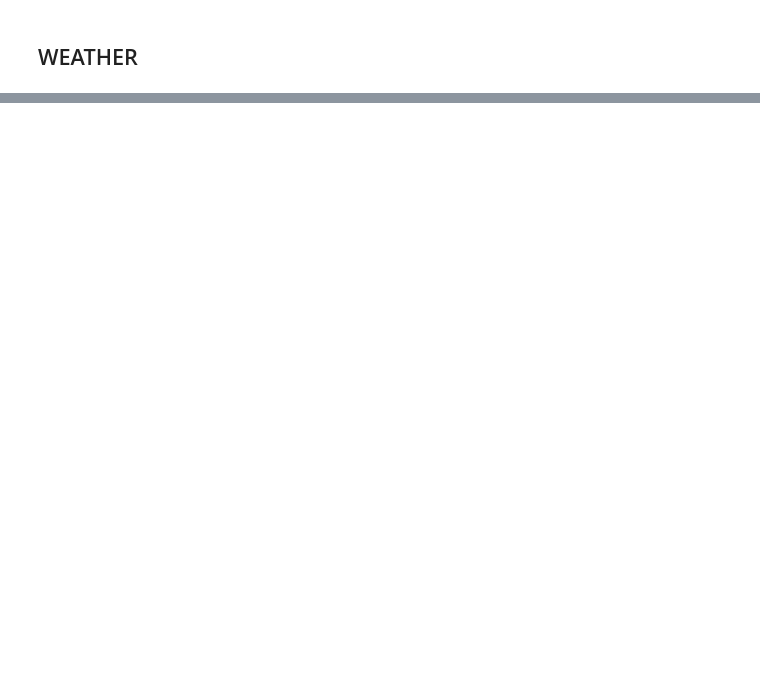
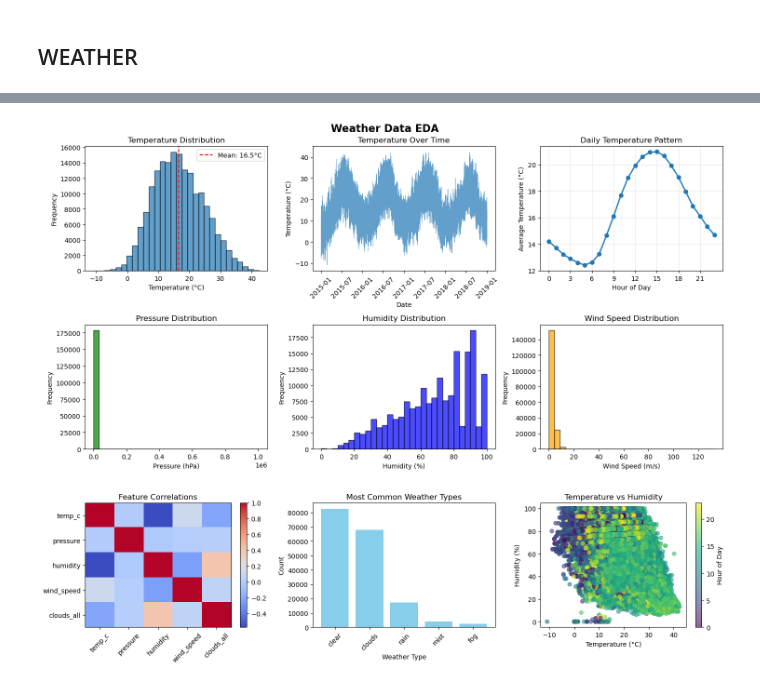
Before and after one commit to Zayaa0404/CA.repeat, a Jupyter notebook: Untitled.ipynb, the cells around one changed output, grey strips where cells are left out. Saved outputs shown, nothing was run; the diff lists cells and outputs as text; code cells hidden in the pictures; blank space fills up the shorter version.

Commit message:
forecast for weather
forecasting

```diff
--- a/Untitled.ipynb
+++ b/Untitled.ipynb
@@ -153,0 +242,7 @@ weather = weather.asfreq('H')
+# %%
+# Create a clean copy for analysis
+weather_df = df.copy()
+# Sort by date
+weather_df = weather_df.sort_values('dt_iso').reset_index(drop=True)
+# %%
+weather_df['dt_iso'] = pd.to_datetime(weather_df['dt_iso'], utc=True)
@@ -153,0 +304,74 @@ weather = weather.asfreq('H')
+# %%
+# Create EDA visualizations
+fig, axes = plt.subplots(3, 3, figsize=(15, 12))
+fig.suptitle('Weather Data EDA', fontsize=16, fontweight='bold')
+
+# 1. Temperature distribution
+axes[0, 0].hist(weather_df['temp_c'], bins=30, edgecolor='black', alpha=0.7)
+axes[0, 0].set_xlabel('Temperature (°C)')
+axes[0, 0].set_ylabel('Frequency')
+axes[0, 0].set_title('Temperature Distribution')
+axes[0, 0].axvline(weather_df['temp_c'].mean(), color='red', linestyle='--', label=f'Mean: {weather_df["temp_c"].mean():.1f}°C')
+axes[0, 0].legend()
+# 2. Temperature over time
+axes[0, 1].plot(weather_df['dt_iso'], weather_df['temp_c'], linewidth=0.5, alpha=0.7)
+axes[0, 1].set_xlabel('Date')
+axes[0, 1].set_ylabel('Temperature (°C)')
+axes[0, 1].set_title('Temperature Over Time')
+axes[0, 1].tick_params(axis='x', rotation=45)
+# 3. Daily temperature pattern
+hourly_avg = weather_df.groupby('hour')['temp_c'].mean()
+axes[0, 2].plot(hourly_avg.index, hourly_avg.values, marker='o', linewidth=2)
+axes[0, 2].set_xlabel('Hour of Day')
+axes[0, 2].set_ylabel('Average Temperature (°C)')
+axes[0, 2].set_title('Daily Temperature Pattern')
+axes[0, 2].set_xticks(range(0, 24, 3))
+axes[0, 2].grid(True, alpha=0.3)
+
+# 4. Pressure distribution
+axes[1, 0].hist(weather_df['pressure'], bins=30, edgecolor='black', alpha=0.7, color='green')
+axes[1, 0].set_xlabel('Pressure (hPa)')
+axes[1, 0].set_ylabel('Frequency')
+axes[1, 0].set_title('Pressure Distribution')
+# 5. Humidity distribution
+axes[1, 1].hist(weather_df['humidity'], bins=30, edgecolor='black', alpha=0.7, color='blue')
+axes[1, 1].set_xlabel('Humidity (%)')
+axes[1, 1].set_ylabel('Frequency')
+axes[1, 1].set_title('Humidity Distribution')
+
+# 6. Wind speed distribution
+axes[1, 2].hist(weather_df['wind_speed'], bins=30, edgecolor='black', alpha=0.7, color='orange')
+axes[1, 2].set_xlabel('Wind Speed (m/s)')
+axes[1, 2].set_ylabel('Frequency')
+axes[1, 2].set_title('Wind Speed Distribution')
+# 7. Correlation heatmap (simplified)
+corr_cols = ['temp_c', 'pressure', 'humidity', 'wind_speed', 'clouds_all']
+correlation_matrix = weather_df[corr_cols].corr()
+im = axes[2, 0].imshow(correlation_matrix, cmap='coolwarm', aspect='auto')
+axes[2, 0].set_xticks(range(len(corr_cols)))
+axes[2, 0].set_yticks(range(len(corr_cols)))
+axes[2, 0].set_xticklabels(corr_cols, rotation=45)
+axes[2, 0].set_yticklabels(corr_cols)
+axes[2, 0].set_title('Feature Correlations')
+plt.colorbar(im, ax=axes[2, 0])
+# 8. Weather categories
+weather_counts = weather_df['weather_main'].value_counts().head(5)
+axes[2, 1].bar(weather_counts.index, weather_counts.values, color='skyblue')
+axes[2, 1].set_xlabel('Weather Type')
+axes[2, 1].set_ylabel('Count')
+axes[2, 1].set_title('Most Common Weather Types')
+axes[2, 1].tick_params(axis='x', rotation=45)
+
+# 9. Temperature vs Humidity scatter
+scatter = axes[2, 2].scatter(weather_df['temp_c'], weather_df['humidity'],
+                            c=weather_df['hour'], alpha=0.6, cmap='viridis')
+axes[2, 2].set_xlabel('Temperature (°C)')
+axes[2, 2].set_ylabel('Humidity (%)')
+axes[2, 2].set_title('Temperature vs Humidity')
+plt.colorbar(scatter, ax=axes[2, 2], label='Hour of Day')
+
+plt.tight_layout()
+plt.savefig('weather_eda.png', dpi=300, bbox_inches='tight')
+plt.show()
+# %% [output]
+[figure, added]
```
Also changed, not shown: parts of 21 cells of this notebook, 1 other file.
